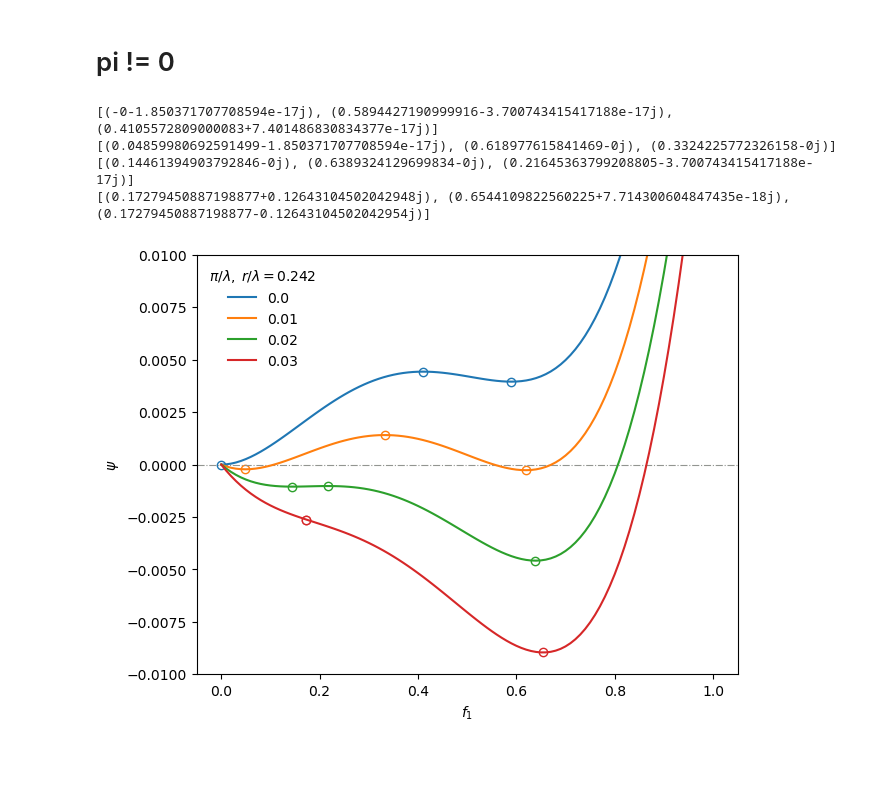
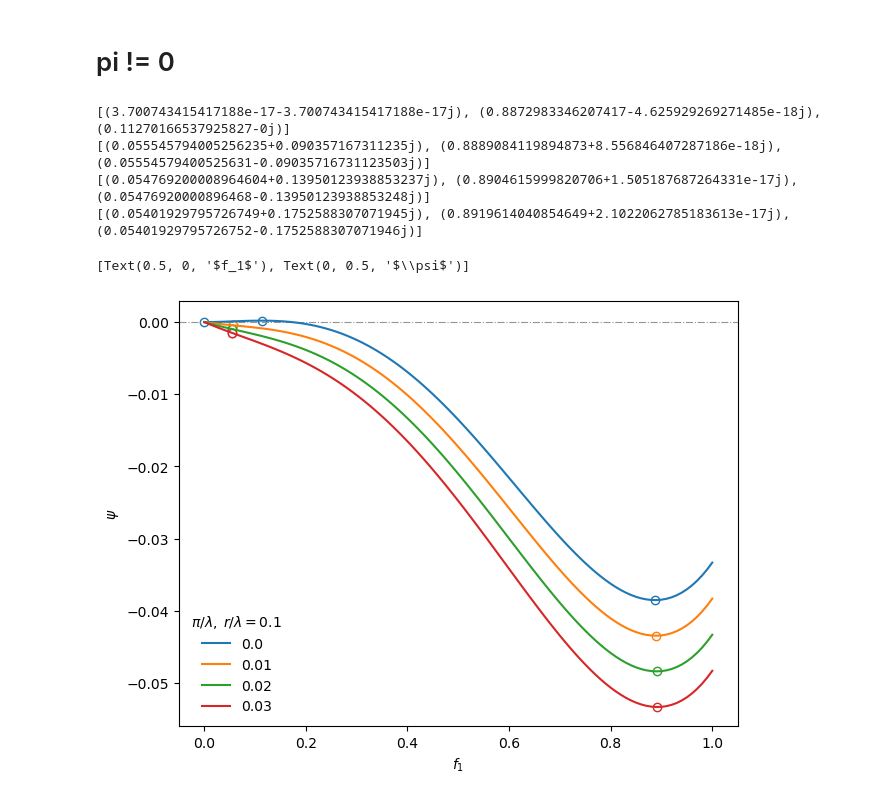
Before and after one commit to dmarchp/TFM_code, a Jupyter notebook: det_sols_f0_as_pi/nonlin_disc_2.ipynb, the cells around one changed output. Drawn from its saved outputs; the diff is of its cells as text; code cells hidden in the pictures; blank space fills up the shorter version.

```diff
--- a/det_sols_f0_as_pi/nonlin_disc_2.ipynb
+++ b/det_sols_f0_as_pi/nonlin_disc_2.ipynb
@@ -119,6 +119,8 @@ def poly3_Deltas(l,r,pi):
 # %%
 l, r = 1, 2/9
 r = 0.242
+# r = 0.1 # ..., 0.2219999 there seem to be no two wells with the same energy; even including the value at the transition
+r = 0.1
 
 f1s = np.arange(0.0, 1.01, 0.01)
 
@@ -127,40 +129,41 @@ magic_pi = poly3_magic_pi_sols(l, r)[0][1]
 pis = [0.0, 0.01, 0.02, 0.03] # this pis are ok for r=0.242; pi = 0.01 yields the most similar minimums, with a precision of dpi = 5e-4
 # colors = plt.cm.PuRd(np.linspace(0, 1, len(pis)))
 colors = plt.rcParams['axes.prop_cycle'].by_key()['color'][0:len(pis)+1]
 
 fig, ax = plt.subplots(constrained_layout=True)
 ax.axhline(0.0, ls='-.', lw=0.8, color='xkcd:gray')
 # ax.axvline(1/3, ls='-.', lw=0.8, color='xkcd:gray')
 # ax.axvline(2/3, ls='-.', lw=0.8, color='xkcd:gray')
 
 for pi,color in zip(pis,colors):
     pot = potential(f1s, l, pi, r)
     ax.plot(f1s, pot, label=pi, color=color)
     sols_f1_Re, sols_f1_C = sols_deriv_potential(l, pi, r)
     sols_f1_Re = np.array(sols_f1_Re)
     print(sols_f1_C)
     ax.scatter(sols_f1_Re, potential(sols_f1_Re, l, pi, r), marker='o', edgecolors=color, color='xkcd:white')
 
 # and magic pi
 # pot = potential(f1s, l, magic_pi, r)
 # ax.plot(f1s, pot, label=magic_pi, color='k')
 # sols_f1_Re, sols_f1_C = sols_deriv_potential(l, magic_pi, r)
 # sols_f1_Re = np.array(sols_f1_Re)
 # print(sols_f1_C)
 # ax.scatter(sols_f1_Re, potential(sols_f1_Re, l, magic_pi, r), marker='o', edgecolors='k', color='w')
 
 
 ax.legend(title=fr'$\pi / \lambda, \; r/\lambda = {r}$', frameon=False)
-ax.set_ylim(-0.01, 0.01)
+# ax.set_ylim(-0.01, 0.01)
 # ax.set_yscale('symlog')
 ax.set(xlabel=r'$f_1$', ylabel=r'$\psi$')
-fig.savefig(f'potential_var_pil_l_{l}_r_{r}.png')
+# fig.savefig(f'potential_var_pil_l_{l}_r_{r}.png')
 # %% [output]
-[(-0-1.850371707708594e-17j), (0.5894427190999916-3.700743415417188e-17j), (0.4105572809000083+7.401486830834377e-17j)]
-[(0.04859980692591499-1.850371707708594e-17j), (0.618977615841469-0j), (0.3324225772326158-0j)]
-[(0.14461394903792846-0j), (0.6389324129699834-0j), (0.21645363799208805-3.700743415417188e-17j)]
-[(0.17279450887198877+0.12643104502042948j), (0.6544109822560225+7.714300604847435e-18j), (0.17279450887198877-0.12643104502042954j)]
+[(3.700743415417188e-17-3.700743415417188e-17j), (0.8872983346207417-4.625929269271485e-18j), (0.11270166537925827-0j)]
+[(0.055545794005256235+0.090357167311235j), (0.8889084119894873+8.556846407287186e-18j), (0.05554579400525631-0.09035716731123503j)]
+[(0.054769200008964604+0.13950123938853237j), (0.8904615999820706+1.505187687264331e-17j), (0.05476920000896468-0.13950123938853248j)]
+[(0.05401929795726749+0.1752588307071945j), (0.8919614040854649+2.1022062785183613e-17j), (0.05401929795726752-0.1752588307071946j)]
+[Text(0.5, 0, '$f_1$'), Text(0, 0.5, '$\\psi$')]
-[figure, old version]
+[figure, new version]
 # %%
 # model params: pi will be the one changing
 l = 1
```
Also changed, not shown: parts of 9 cells of this notebook, 1 other file.
